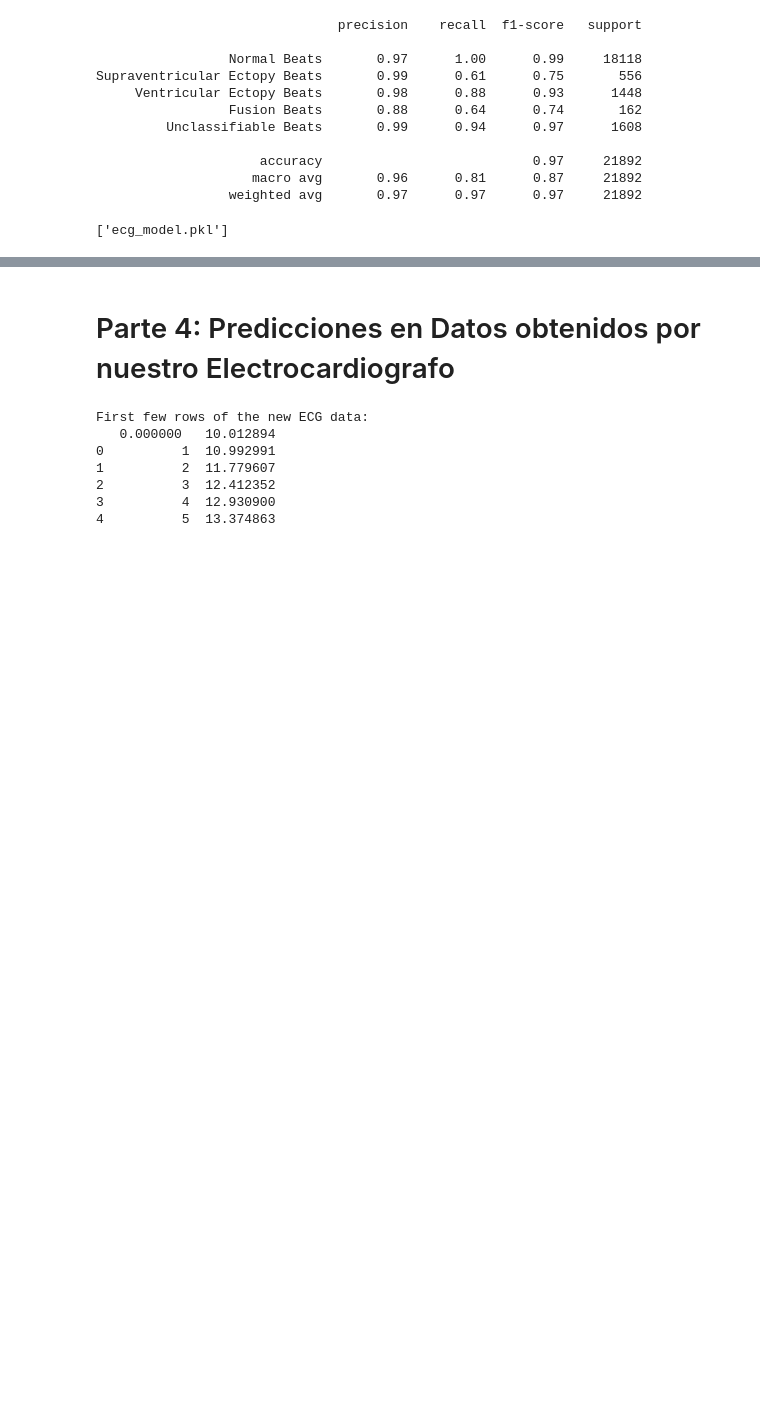
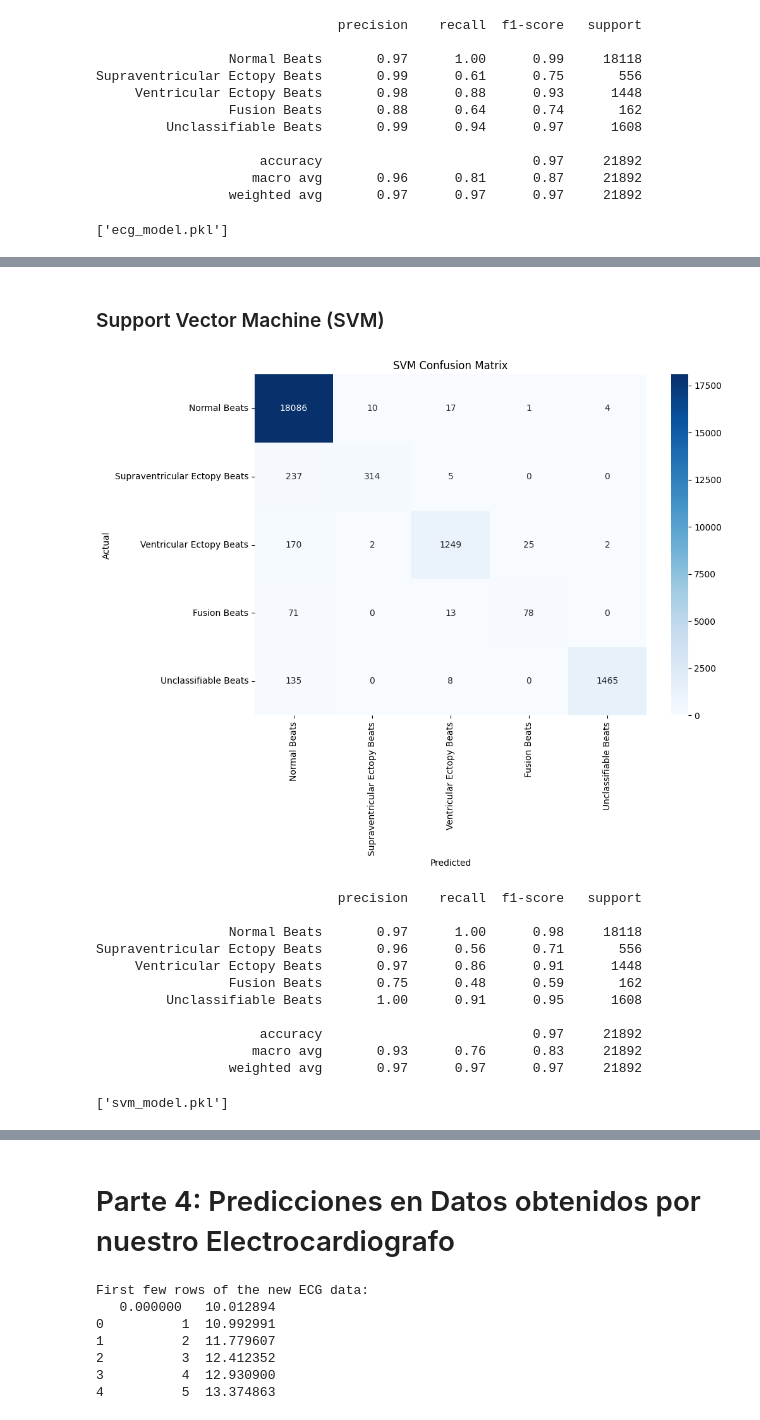
Before and after one commit to diegotrascasa/TFG_Diego_Trascasa_Garcia, a Jupyter notebook: AnalisisBueno.ipynb, the cells around one changed output, grey strips where cells are left out. Cells and saved outputs as stored; diff of their text form; code cells hidden in the pictures; blank space fills up the shorter version.

```diff
--- a/AnalisisBueno.ipynb
+++ b/AnalisisBueno.ipynb
@@ -143,0 +193,43 @@ Supraventricular Ectopy Beats       0.99      0.61      0.75       556
+# %% [markdown]
+### Support Vector Machine (SVM)
+# %%
+from sklearn.svm import SVC
+
+# Inicializar y entrenar el clasificador SVM
+svm_model = SVC(random_state=42)
+svm_model.fit(X_train, y_train)
+
+# Predecir los resultados del conjunto de prueba
+svm_y_pred = svm_model.predict(X_test)
+
+# Generar la matriz de confusión
+svm_cm = confusion_matrix(y_test, svm_y_pred)
+
+# Graficar la matriz de confusión
+plt.figure(figsize=(10, 7))
+sns.heatmap(svm_cm, annot=True, fmt='d', cmap='Blues', xticklabels=labels, yticklabels=labels)
+plt.xlabel('Predicted')
+plt.ylabel('Actual')
+plt.title('SVM Confusion Matrix')
+plt.show()
+
+# Imprimir el reporte de clasificación
+svm_report = classification_report(y_test, svm_y_pred, target_names=labels)
+print(svm_report)
+
+# Guardar el modelo en un archivo
+joblib.dump(svm_model, 'svm_model.pkl')
+# %% [output]
+[figure, added]
+                               precision    recall  f1-score   support
+
+                 Normal Beats       0.97      1.00      0.98     18118
+Supraventricular Ectopy Beats       0.96      0.56      0.71       556
+     Ventricular Ectopy Beats       0.97      0.86      0.91      1448
+                 Fusion Beats       0.75      0.48      0.59       162
+         Unclassifiable Beats       1.00      0.91      0.95      1608
+
+                     accuracy                           0.97     21892
+                    macro avg       0.93      0.76      0.83     21892
+                 weighted avg       0.97      0.97      0.97     21892
+['svm_model.pkl']
```
Also changed, not shown: parts of 11 cells of this notebook.
